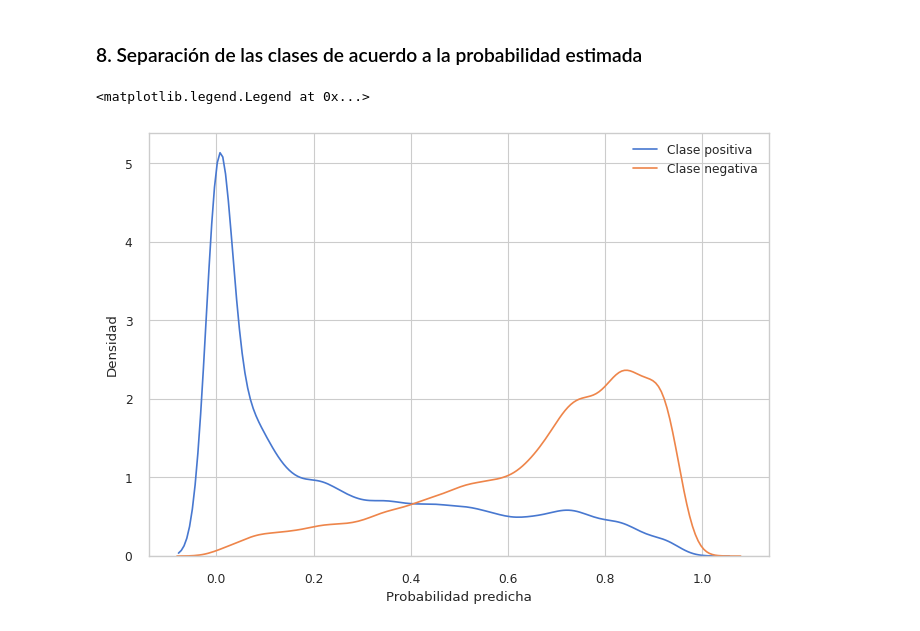
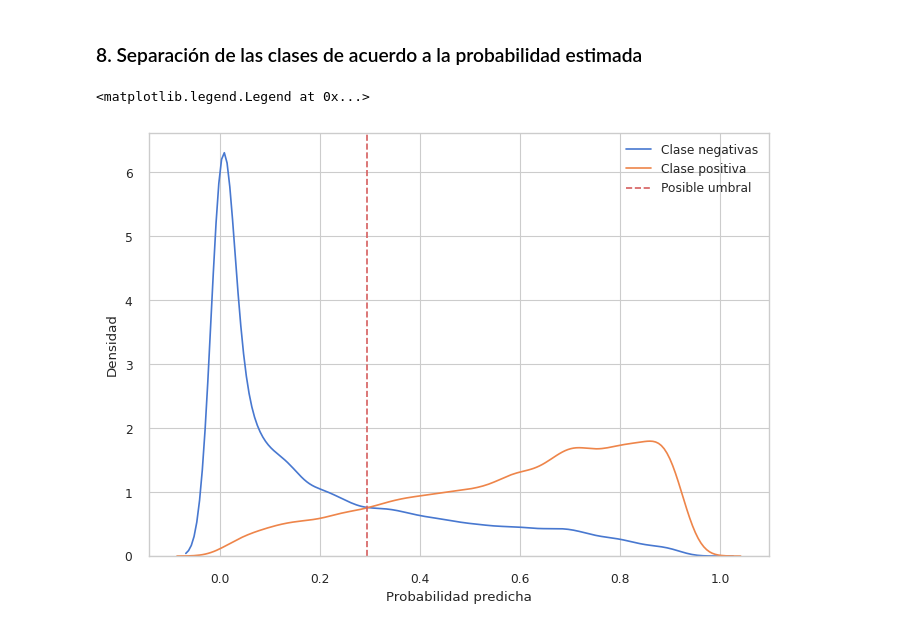
Before and after one commit to kevininhe/cca_proyecto, a Jupyter notebook: Entrega2/Entrega2.ipynb, the cells around one changed output. Cells and saved outputs as stored; diff of their text form; code cells hidden in the pictures.

```diff
--- a/Entrega2/Entrega2.ipynb
+++ b/Entrega2/Entrega2.ipynb
@@ -620,7 +620,7 @@ Se añaden un rezago de la variable número de accidentes: de 15 días antes a l
 # %%
 dias = 15
 accidentes_15_dias_misma_hora = sum(
-    df_base.groupby("cuadrante").apply(lambda x: x.set_index("fecha").shift(15, freq="d"))["numero_de_accidentes"]
+    df_base.groupby("cuadrante").apply(lambda x: x.set_index("fecha").shift(d, freq="d"))["numero_de_accidentes"]
     for d in range(dias)
 ).rename("accidentes_15_dias_misma_hora")
 
@@ -717,15 +717,18 @@ y_test = y[~fecha_corte_test_train]
 # %% [markdown]
 Dado que tenemos algunas variables que son cíclicas creamos transformadores para aplicar seno y coseno:
 # %%
-def sin_tranform(x):
-     np.sin(x / period * 2 * np.pi)
+def sin_transform(x, period):
+     return np.sin(x / period * 2 * np.pi)
+
+def cos_transform(x, period):
+     return np.cos(x / period * 2 * np.pi)
 
 def sin_transformer(period):
-    return FunctionTransformer(lambda x: np.sin(x / period * 2 * np.pi), feature_names_out="one-to-one")
+    return FunctionTransformer(sin_transform, feature_names_out="one-to-one", kw_args=dict(period=period))
 
 
 def cos_transformer(period):
-    return FunctionTransformer(lambda x: np.cos(x / period * 2 * np.pi), feature_names_out="one-to-one" )
+    return FunctionTransformer(cos_transform, feature_names_out="one-to-one", kw_args=dict(period=period))
 # %% [markdown]
 Creamos el preprocesamiento de los datos
 # %%
@@ -1028,12 +1035,13 @@ Se ve que la ocurrencia de accidentes en los últimos 15 dias en la misma franja
 # %%
 probas = xgb_search.predict_proba(X_test)[:,1]
 # %%
-sns.kdeplot(probas[y_test==0], label="Clase positiva")
-sns.kdeplot(probas[y_test==1], label="Clase negativa")
+sns.kdeplot(probas[y_test==0], label="Clase negativas")
+sns.kdeplot(probas[y_test==1], label="Clase positiva")
 
 plt.xlabel("Probabilidad predicha")
 plt.ylabel("Densidad")
+plt.axvline(x=.295, color="r", linestyle="--", label="Posible umbral")
 plt.legend()
 # %% [output]
 <matplotlib.legend.Legend at 0x...>
-[figure, old version]
+[figure, new version]
```
Also changed, not shown: parts of 2 cells of this notebook.
